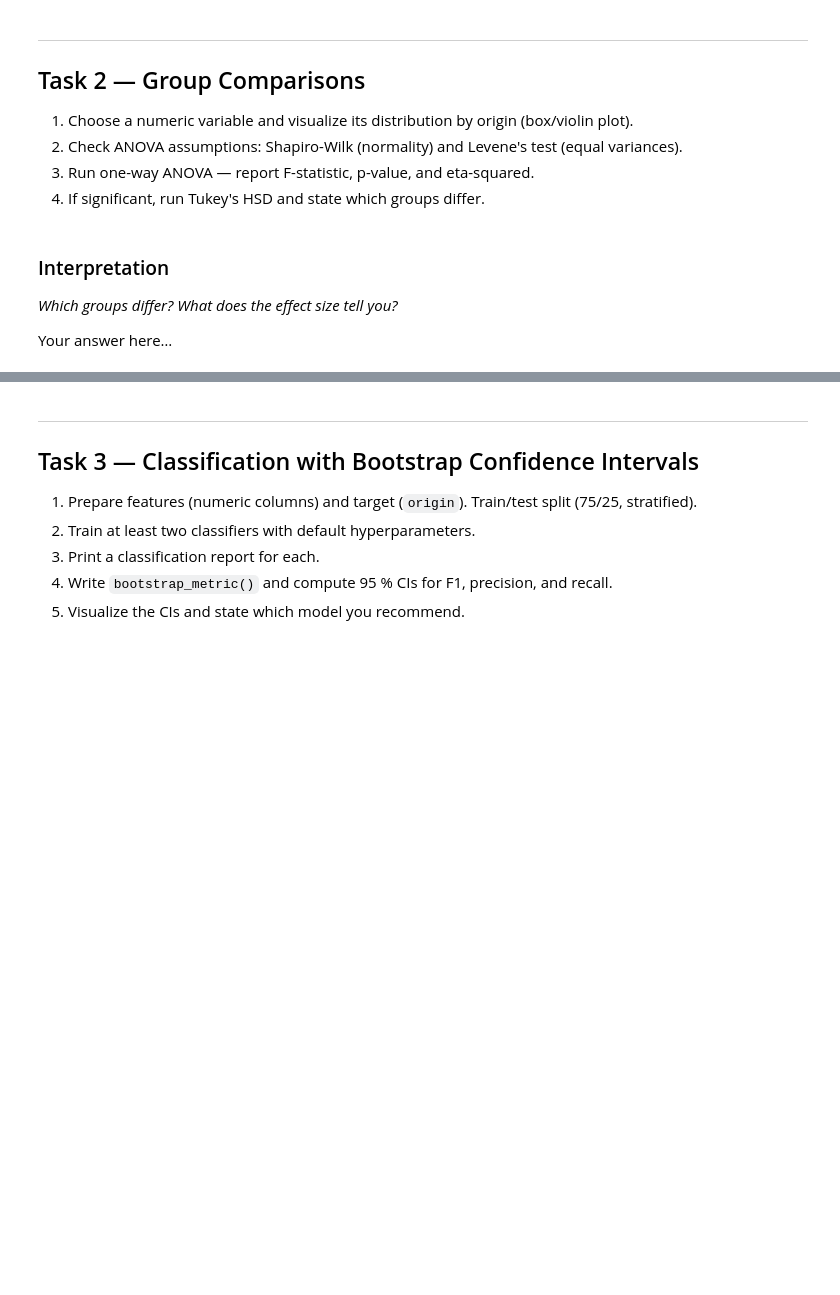
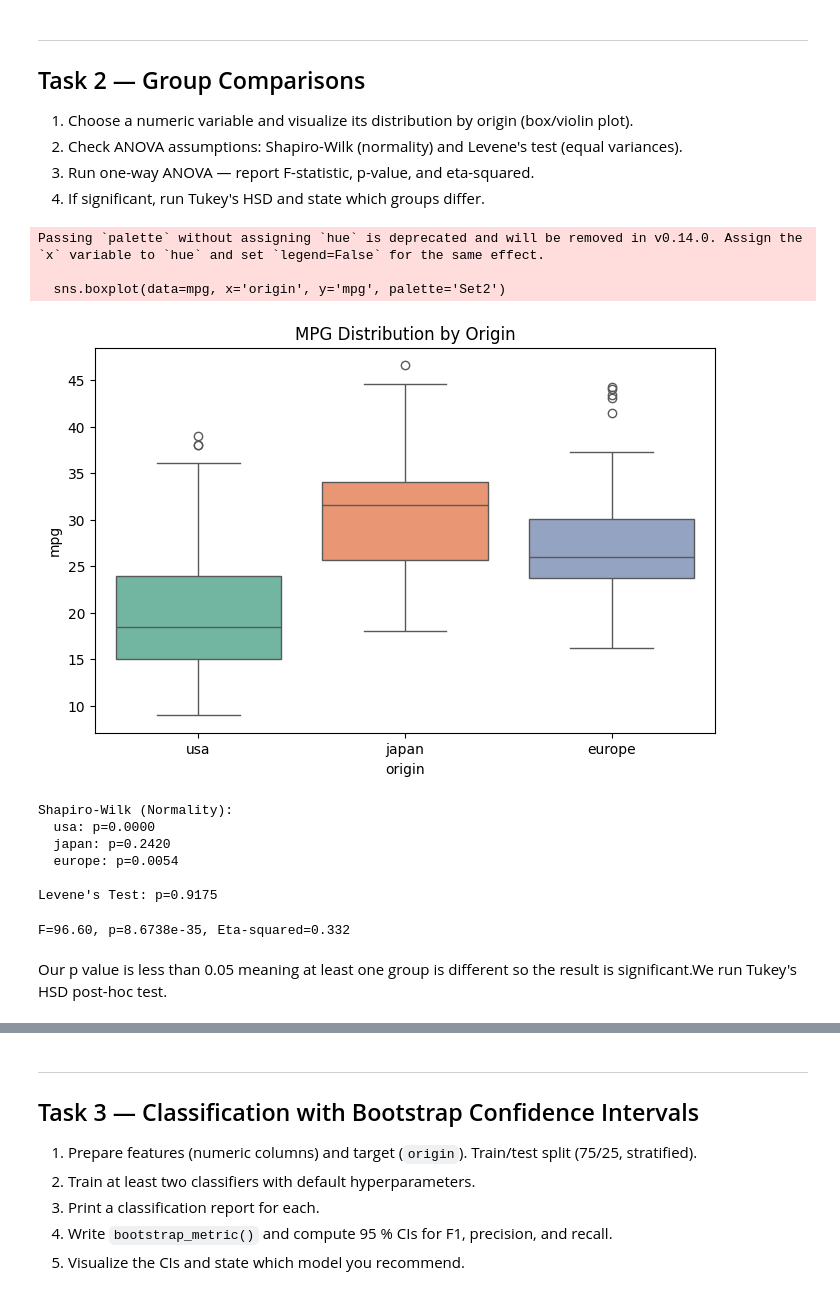
Before and after one commit to Data-AI-IDDA/m3-13-assessment, a Jupyter notebook: m3-13-assessment.ipynb, the cells around one changed output, grey strips where cells are left out. Drawn from its saved outputs; the diff is of its cells as text; code cells hidden in the pictures; blank space fills up the shorter version.

```diff
--- a/m3-13-assessment.ipynb
+++ b/m3-13-assessment.ipynb
@@ -62,6 +118,44 @@ Your answer here…
-# %% [markdown]
-### Interpretation
-
-*Which groups differ? What does the effect size tell you?*
-
-Your answer here…
+# %%
+# Distribution visualization by origin
+plt.figure(figsize=(8, 5))
+sns.boxplot(data=mpg, x='origin', y='mpg', palette='Set2')
+plt.title("MPG Distribution by Origin")
+plt.show()
+# %% [output]
+Passing `palette` without assigning `hue` is deprecated and will be removed in v0.14.0. Assign the `x` variable to `hue` and set `legend=False` for the same effect.
+
+  sns.boxplot(data=mpg, x='origin', y='mpg', palette='Set2')
+[figure, added]
+# %%
+# Assumption checks: Shapiro-Wilk + Levene's test
+origins = [mpg[mpg['origin'] == o]['mpg'] for o in mpg['origin'].unique()]
+
+print("Shapiro-Wilk (Normality):")
+for name, group in zip(mpg['origin'].unique(), origins):
+    stat, p = stats.shapiro(group)
+    print(f"  {name}: p={p:.4f}")
+
+stat_levene, p_levene = stats.levene(*origins)
+print(f"\nLevene's Test: p={p_levene:.4f}")
+# %% [output]
+Shapiro-Wilk (Normality):
+  usa: p=0.0000
+  japan: p=0.2420
+  europe: p=0.0054
+
+Levene's Test: p=0.9175
+# %%
+# One-way ANOVA
+
+anova_stat, anova_p = stats.f_oneway(*origins)
+
+# Effect size (Eta-squared)
+ss_between = sum([len(g) * (g.mean() - mpg['mpg'].mean())**2 for g in origins])
+ss_total = sum((mpg['mpg'] - mpg['mpg'].mean())**2)
+eta_sq = ss_between / ss_total
+
+print(f"\nF={anova_stat:.2f}, p={anova_p:.4e}, Eta-squared={eta_sq:.3f}")
+# %% [output]
+F=96.60, p=8.6738e-35, Eta-squared=0.332
+# %% [markdown]
+Our p value is less than 0.05 meaning at least one group is different so the result is significant.We run Tukey's HSD post-hoc test.
```
Also changed, not shown: parts of 31 cells of this notebook.
